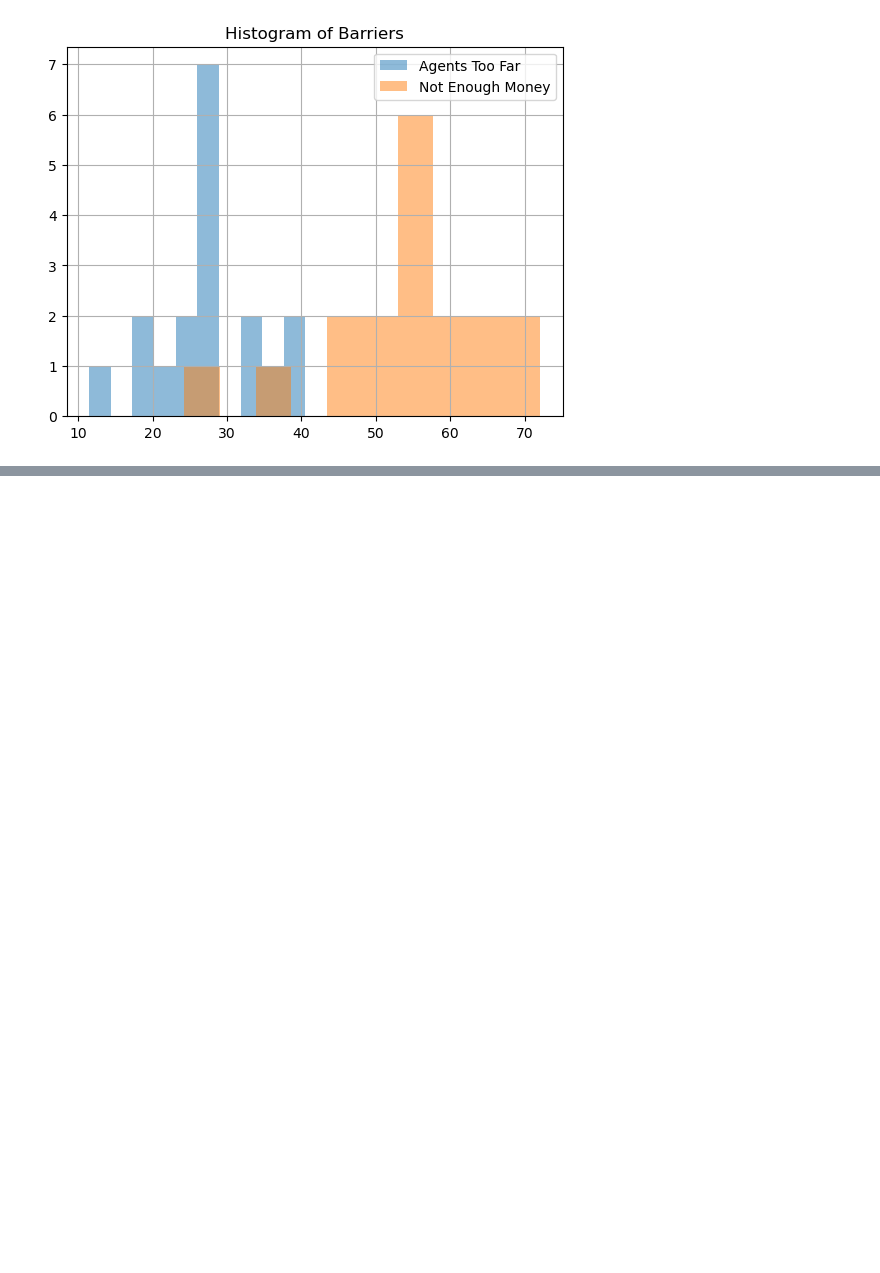
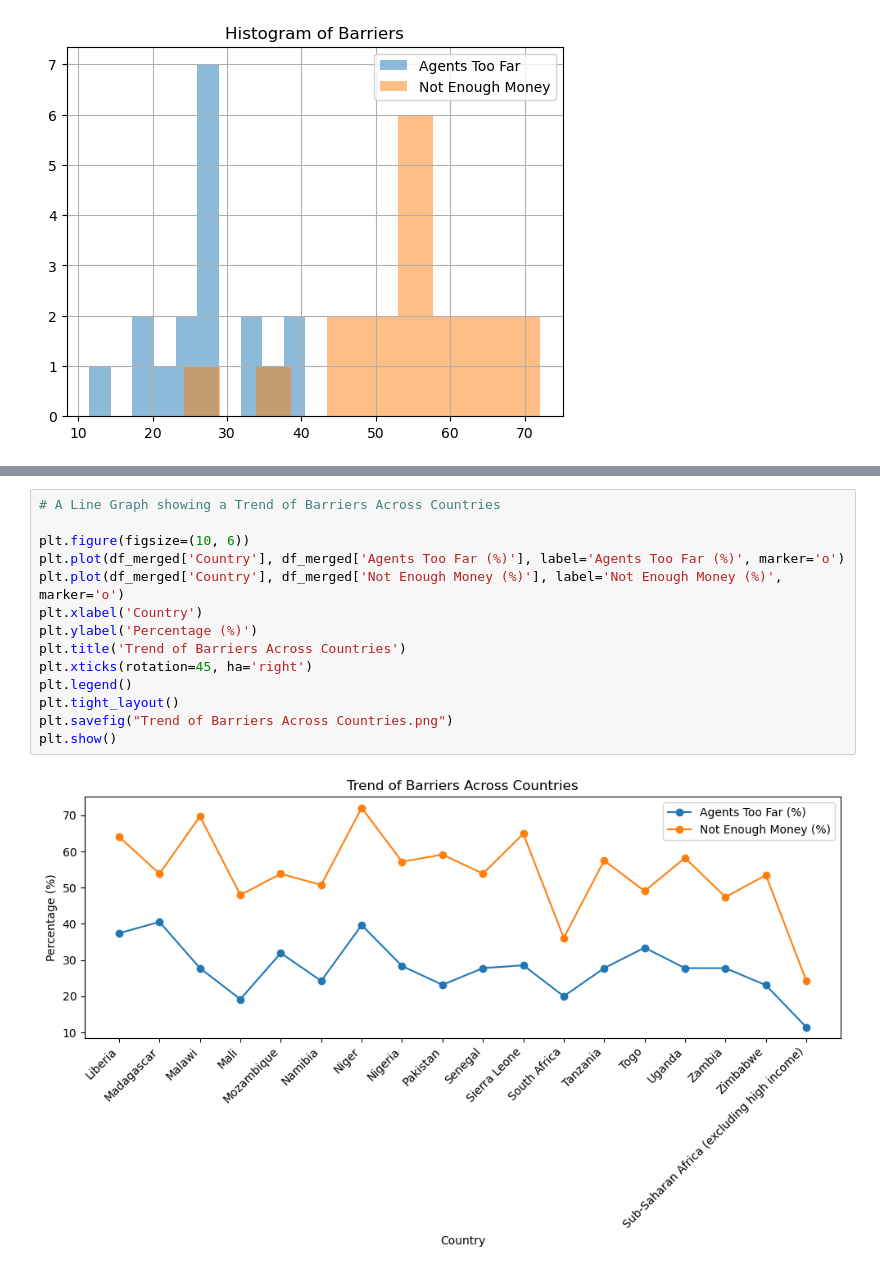
Before and after one commit to Nkosinathiz/Financial-Barriers-to-Mobile-Money, a Jupyter notebook: FinacialBarriers.ipynb, the cells around one changed output, grey strips where cells are left out. Drawn from its saved outputs; the diff is of its cells as text; blank space fills up the shorter version.

```diff
--- a/FinacialBarriers.ipynb
+++ b/FinacialBarriers.ipynb
@@ -205,0 +317,16 @@ plt.show()
+# %%
+# A Line Graph showing a Trend of Barriers Across Countries
+
+plt.figure(figsize=(10, 6))
+plt.plot(df_merged['Country'], df_merged['Agents Too Far (%)'], label='Agents Too Far (%)', marker='o')
+plt.plot(df_merged['Country'], df_merged['Not Enough Money (%)'], label='Not Enough Money (%)', marker='o')
+plt.xlabel('Country')
+plt.ylabel('Percentage (%)')
+plt.title('Trend of Barriers Across Countries')
+plt.xticks(rotation=45, ha='right')
+plt.legend()
+plt.tight_layout()
+plt.savefig("Trend of Barriers Across Countries.png")
+plt.show()
+# %% [output]
+[figure, added]
```
Also changed, not shown: parts of 15 cells of this notebook, 4 other files.
